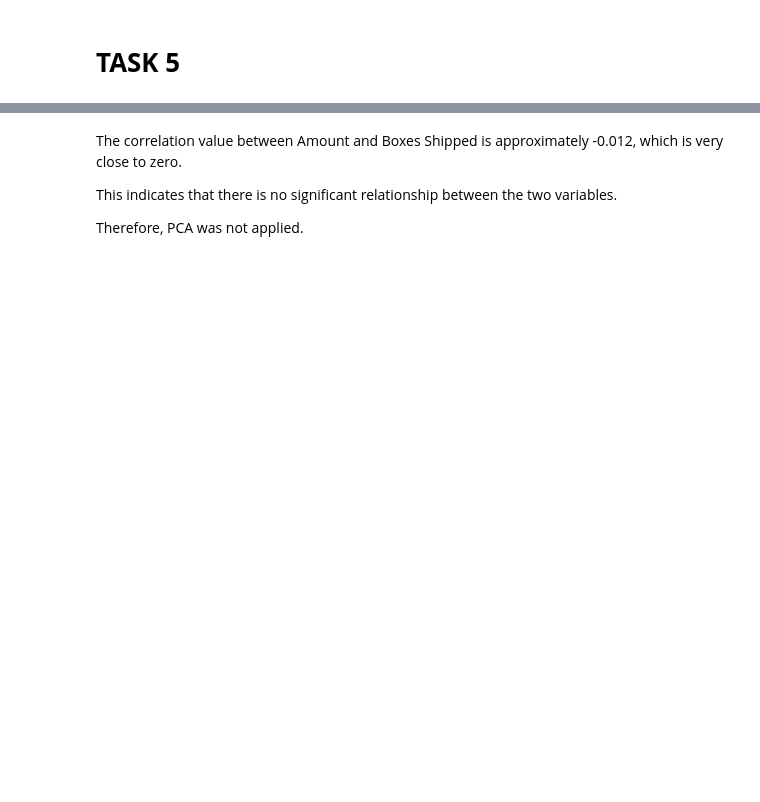
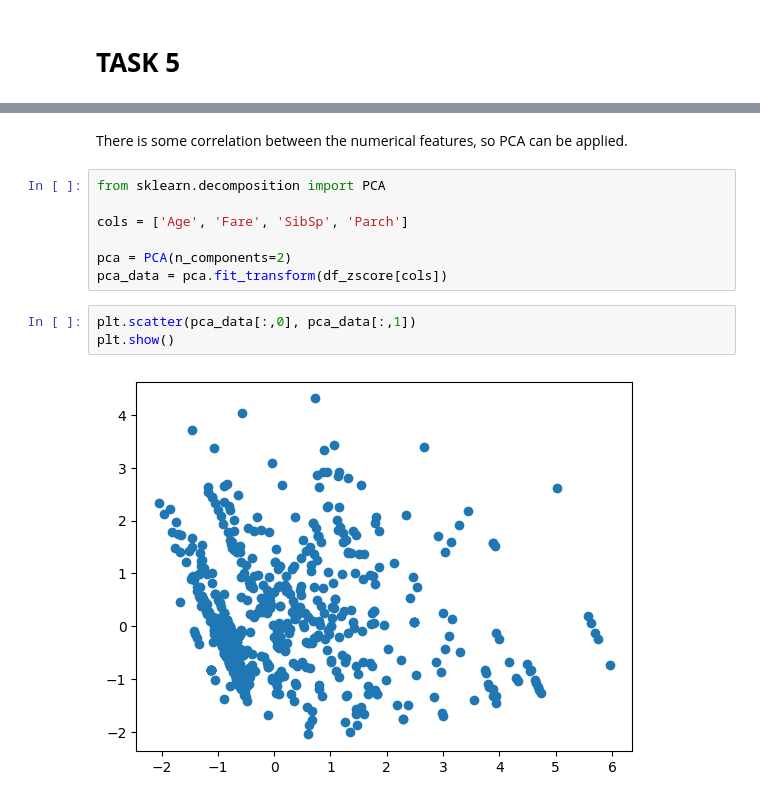
Before and after one commit to iirenad-7/Data-quality-Assessment-Processing-, a Jupyter notebook: LAB4.ipynb, the cells around one changed output, grey strips where cells are left out. Cells and saved outputs as stored; diff of their text form; blank space fills up the shorter version.

```diff
--- a/LAB4.ipynb
+++ b/LAB4.ipynb
@@ -164,8 +169,14 @@ plt.show()
-# %% [markdown]
-
-
-The correlation value between Amount and Boxes Shipped is approximately -0.012, which is very close to zero.
-
-This indicates that there is no significant relationship between the two variables.
-
-Therefore, PCA was not applied.
+# %% [markdown]
+There is some correlation between the numerical features, so PCA can be applied.
+# %%
+from sklearn.decomposition import PCA
+
+cols = ['Age', 'Fare', 'SibSp', 'Parch']
+
+pca = PCA(n_components=2)
+pca_data = pca.fit_transform(df_zscore[cols])
+# %%
+plt.scatter(pca_data[:,0], pca_data[:,1])
+plt.show()
+# %% [output]
+[figure, added]
```
Also changed, not shown: parts of 21 cells of this notebook.
